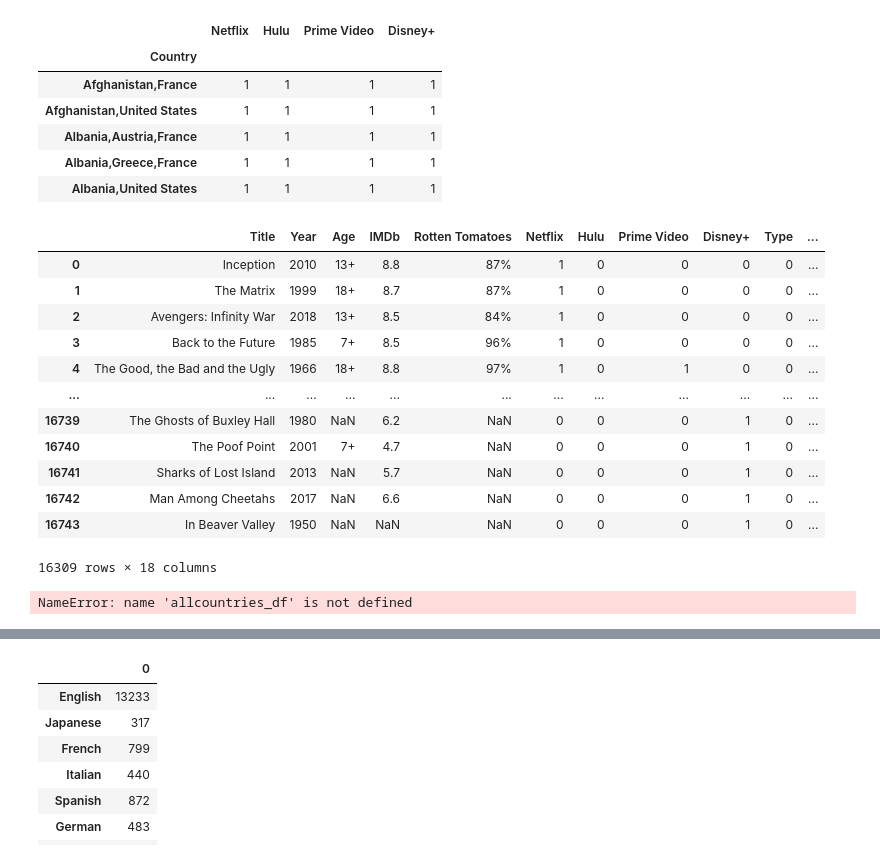
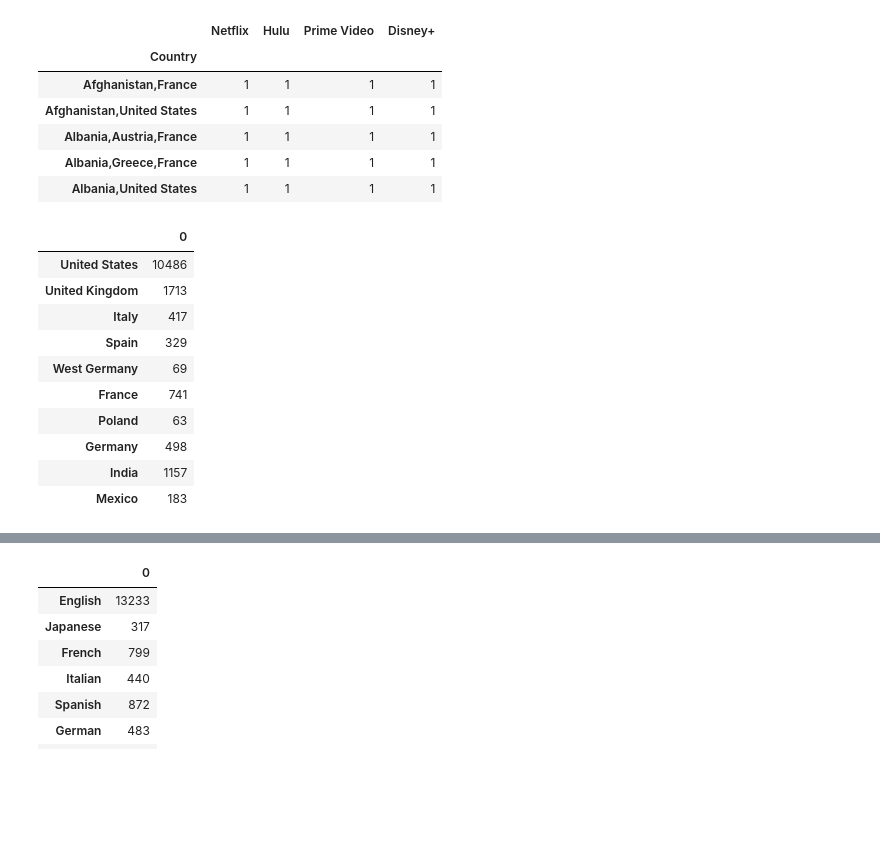
Before and after one commit to jacance/streaming-service-analysis, a Jupyter notebook: huluprimeflix_tara.ipynb, the cells around one changed output, grey strips where cells are left out. Cells and saved outputs as stored; diff of their text form; code cells hidden in the pictures; blank space fills up the shorter version.

```diff
--- a/huluprimeflix_tara.ipynb
+++ b/huluprimeflix_tara.ipynb
@@ -335,50 +352,45 @@ stream_services_country.head()
 | Albania,United States | 1 | 1 | 1 | 1 |
 # %%
 #Create new dataframe excluding null values from 'Country'
-# country_df = combined_df[combined_df['Country'].notnull()]
-# country_df
-
 country_df = combined_df[combined_df['Country'].isna()==False]
 country_df
 
-# #Split genres name and count no. of movies in each genre
-# country_count = {}
-# for x in country_df["Country"].values:
+#Split genres name and count no. of movies in each genre
+country_count = {}
+for x in country_df["Country"].values:
 
-#     country_list = x.split(",")
-#     #print (country_list)
-#     for y in country_list:
-#         y = y.strip()
-#         #print(y)
-#         if y not in country_count:
-#             country_count[y]=0
-#         country_count[y] +=1
-#         #print(country_count)
+    country_list = x.split(",")
+    #print (country_list)
+    for y in country_list:
+        y = y.strip()
+        #print(y)
+        if y not in country_count:
+            country_count[y]=0
+        country_count[y] +=1
+        #print(country_count)
 
-# #country_count
+#country_count
 
-# country_name = country_count.keys()
-# count_country = country_count.values()
+country_name = country_count.keys()
+count_country = country_count.values()
 
 
 
-# allcountries_df=pd.DataFrame(count_country, country_name)
-# allcountries_df.head(10)
-# country_df
+allcountries_df=pd.DataFrame(count_country, country_name)
+allcountries_df.head(10)
+#country_df
 # %% [output]
-|  | Title | Year | Age | IMDb | Rotten Tomatoes | Netflix | Hulu | Prime Video | Disney+ | Type | ... |
-| 0 | Inception | 2010 | 13+ | 8.8 | 87% | 1 | 0 | 0 | 0 | 0 | ... |
-| 1 | The Matrix | 1999 | 18+ | 8.7 | 87% | 1 | 0 | 0 | 0 | 0 | ... |
-| 2 | Avengers: Infinity War | 2018 | 13+ | 8.5 | 84% | 1 | 0 | 0 | 0 | 0 | ... |
-| 3 | Back to the Future | 1985 | 7+ | 8.5 | 96% | 1 | 0 | 0 | 0 | 0 | ... |
-| 4 | The Good, the Bad and the Ugly | 1966 | 18+ | 8.8 | 97% | 1 | 0 | 1 | 0 | 0 | ... |
-| ... | ... | ... | ... | ... | ... | ... | ... | ... | ... | ... | ... |
-| 16739 | The Ghosts of Buxley Hall | 1980 | NaN | 6.2 | NaN | 0 | 0 | 0 | 1 | 0 | ... |
-| 16740 | The Poof Point | 2001 | 7+ | 4.7 | NaN | 0 | 0 | 0 | 1 | 0 | ... |
-| 16741 | Sharks of Lost Island | 2013 | NaN | 5.7 | NaN | 0 | 0 | 0 | 1 | 0 | ... |
-| 16742 | Man Among Cheetahs | 2017 | NaN | 6.6 | NaN | 0 | 0 | 0 | 1 | 0 | ... |
-| 16743 | In Beaver Valley | 1950 | NaN | NaN | NaN | 0 | 0 | 0 | 1 | 0 | ... |
+|  | 0 |
+| United States | 10486 |
+| United Kingdom | 1713 |
+| Italy | 417 |
+| Spain | 329 |
+| West Germany | 69 |
+| France | 741 |
+| Poland | 63 |
+| Germany | 498 |
+| India | 1157 |
+| Mexico | 183 |
-16309 rows × 18 columns
 # %%
 #Select the top 15 countries by value counts
 country_top_df = allcountries_df[0:15]
@@ -386,8 +398,6 @@ country_top_df = allcountries_df[0:15]
 country_top_df=country_top_df.reset_index().rename(columns={'index':'Country', 0:'Counts'})
 
 country_top_df= country_top_df.sort_values('Counts',ascending = False)
-# %% [output]
-NameError: name 'allcountries_df' is not defined
 # %%
 #Specify x & y values
 xvalues = country_top_df['Country'].values
```
Also changed, not shown: parts of 29 cells of this notebook.
